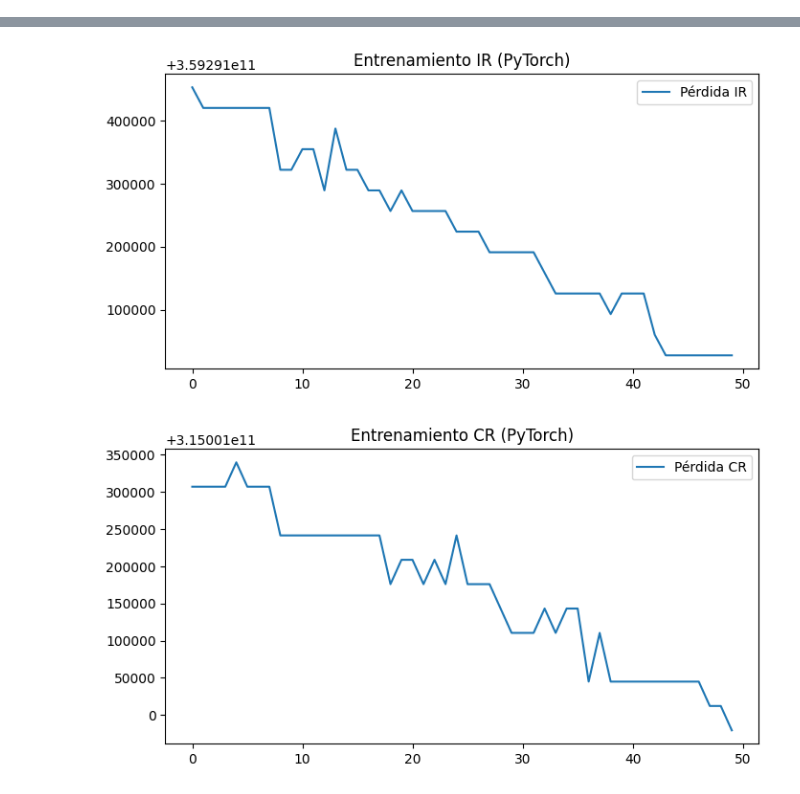
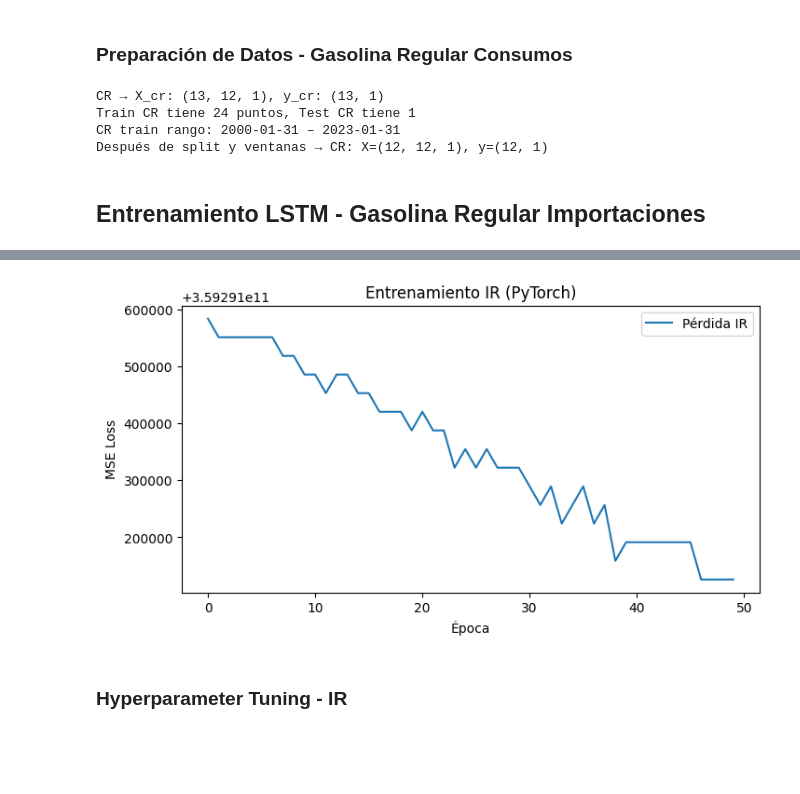
Before and after one commit to Diegoval-Dev/DC-Lab2, a Jupyter notebook: laboratorio2.ipynb, the cells around one changed output, grey strips where cells are left out. Saved outputs shown, nothing was run; the diff lists cells and outputs as text; code cells hidden in the pictures; blank space fills up the shorter version.

```diff
--- a/laboratorio2.ipynb
+++ b/laboratorio2.ipynb
@@ -154,42 +101,61 @@ CR train rango: 2000-01-31 – 2023-01-31
+# %% [markdown]
+### Preparación de Datos - Gasolina Regular Consumos
+# %%
+# Crear dataset para Gasolina Regular Consumos
+X_cr, y_cr = create_dataset(values_cr, window_size)
+print(f"CR → X_cr: {X_cr.shape}, y_cr: {y_cr.shape}")
+
+# División train/test para CR
+train_ts_cr = ts_cr[:train_end]
+test_ts_cr = ts_cr[test_start:]
+
+print(f"Train CR tiene {len(train_ts_cr)} puntos, Test CR tiene {len(test_ts_cr)}")
+print(f"CR train rango: {train_ts_cr.index[0].date()} – {train_ts_cr.index[-1].date()}")
+
+# Recrear dataset con datos de entrenamiento únicamente
+X_cr, y_cr = create_dataset(train_ts_cr.values, window_size)
+print(f"Después de split y ventanas → CR: X={X_cr.shape}, y={y_cr.shape}")
+# %% [output]
+CR → X_cr: (13, 12, 1), y_cr: (13, 1)
+Train CR tiene 24 puntos, Test CR tiene 1
+CR train rango: 2000-01-31 – 2023-01-31
+Después de split y ventanas → CR: X=(12, 12, 1), y=(12, 1)
+# %% [markdown]
+## Entrenamiento LSTM - Gasolina Regular Importaciones
 # %%
-
 import torch
 import torch.nn as nn
 from torch.utils.data import TensorDataset, DataLoader
-import matplotlib.pyplot as plt
 
 device = torch.device('cuda' if torch.cuda.is_available() else 'cpu')
 
+# Preparar datos para PyTorch - IR
 tensor_X_ir = torch.tensor(X_ir, dtype=torch.float32).to(device)
 tensor_y_ir = torch.tensor(y_ir, dtype=torch.float32).to(device)
-tensor_X_cr = torch.tensor(X_cr, dtype=torch.float32).to(device)
-tensor_y_cr = torch.tensor(y_cr, dtype=torch.float32).to(device)
 
 batch_size = 16
 loader_ir = DataLoader(TensorDataset(tensor_X_ir, tensor_y_ir),
                        batch_size=batch_size, shuffle=True)
-loader_cr = DataLoader(TensorDataset(tensor_X_cr, tensor_y_cr),
-                       batch_size=batch_size, shuffle=True)
 
+# Definir modelo LSTM
 class LSTMModel(nn.Module):
     def __init__(self, input_size=1, hidden_size=32, num_layers=1, dropout=0.2):
         super().__init__()
         self.lstm = nn.LSTM(input_size, hidden_size,
                             num_layers, batch_first=True, dropout=dropout)
         self.linear = nn.Linear(hidden_size, 1)
+
     def forward(self, x):
         out, _ = self.lstm(x)
         last = out[:, -1, :]
         return self.linear(last)
 
+# Crear modelo y optimizador para IR
 model_ir = LSTMModel(hidden_size=32, dropout=0.2).to(device)
-model_cr = LSTMModel(hidden_size=32, dropout=0.2).to(device)
-
 criterion = nn.MSELoss()
 opt_ir = torch.optim.Adam(model_ir.parameters(), lr=1e-3)
-opt_cr = torch.optim.Adam(model_cr.parameters(), lr=1e-3)
 
-
+# Función de entrenamiento
 def train_model(model, optimizer, loader, epochs=50):
     model.train()
     history = []
@@ -204,20 +170,20 @@ def train_model(model, optimizer, loader, epochs=50):
             epoch_loss += loss.item() * xb.size(0)
         avg = epoch_loss / len(loader.dataset)
         history.append(avg)
+        if epoch % 10 == 0:
+            print(f"Epoch {epoch}, Loss: {avg:.6f}")
     return history
 
+# Entrenar modelo IR
+print("Entrenando modelo para Gasolina Regular Importaciones...")
+history_ir = train_model(model_ir, opt_ir, loader_ir, epochs=50)
 
-history_ir = train_model(model_ir, opt_ir, loader_ir, epochs=50)
-history_cr = train_model(model_cr, opt_cr, loader_cr, epochs=50)
-
-
+# Visualizar pérdida
 plt.figure(figsize=(8,4))
 plt.plot(history_ir, label='Pérdida IR')
 plt.title('Entrenamiento IR (PyTorch)')
-plt.legend(); plt.show()
-
-plt.figure(figsize=(8,4))
-plt.plot(history_cr, label='Pérdida CR')
-plt.title('Entrenamiento CR (PyTorch)')
-plt.legend(); plt.show()
+plt.xlabel('Época')
+plt.ylabel('MSE Loss')
+plt.legend()
+plt.show()
 # %% [output]
@@ -224,3 +196,4 @@ plt.legend(); plt.show()
-[figure, old version]
+[figure, new version]
-[figure, removed]
+# %% [markdown]
+### Hyperparameter Tuning - IR
 # %%
```
Also changed, not shown: parts of 24 cells of this notebook.
